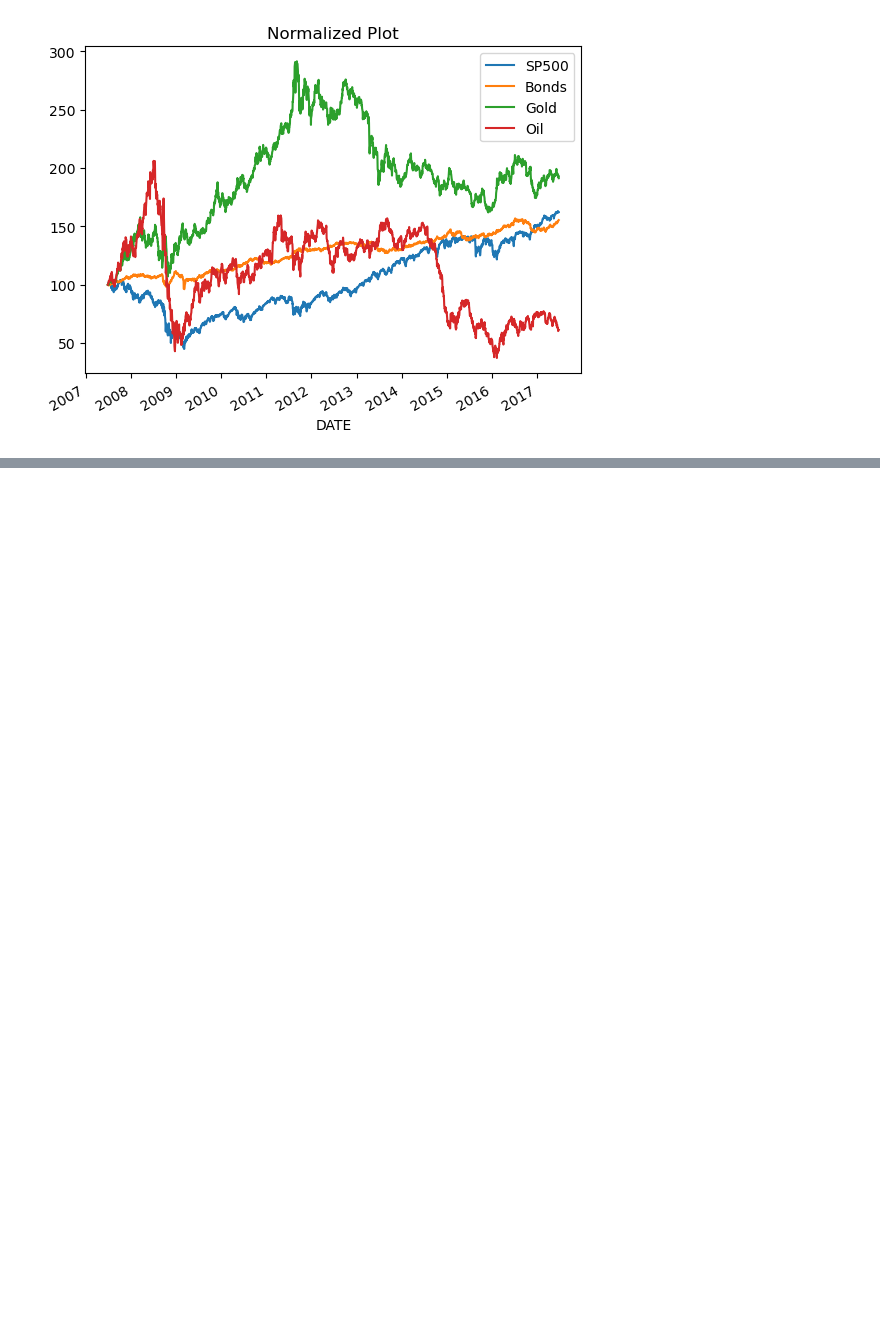
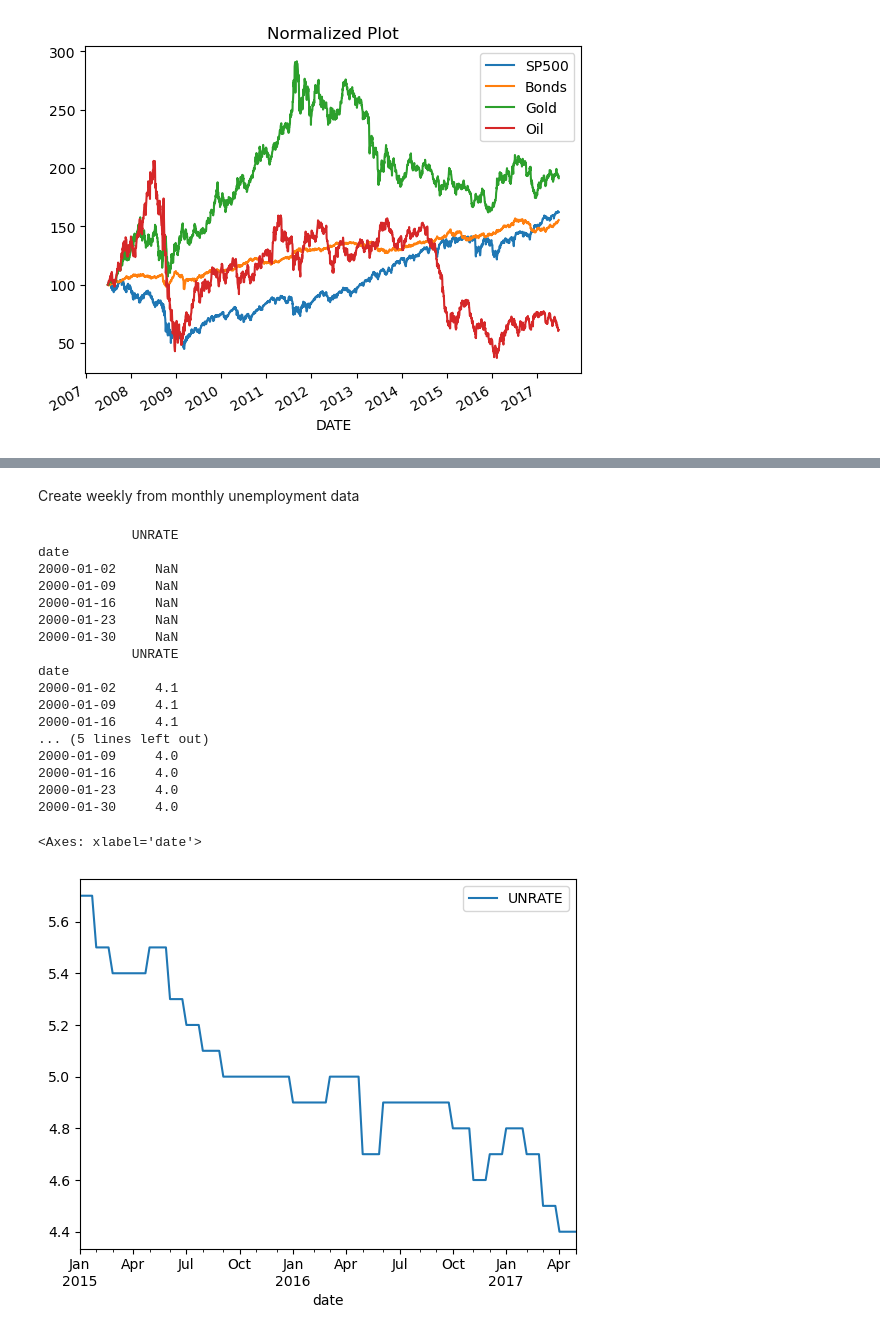
Before and after one commit to Htet-Khant-Linn/STAT_303_-Time_Series_Analysis, a Jupyter notebook: DataCamp/1. Manipulating Time Series Data in Python/ts_matrics_and_resampling.ipynb, the cells around one changed output, grey strips where cells are left out. Drawn from its saved outputs; the diff is of its cells as text; code cells hidden in the pictures; blank space fills up the shorter version.

```diff
--- a/DataCamp/1. Manipulating Time Series Data in Python/ts_matrics_and_resampling.ipynb
+++ b/DataCamp/1. Manipulating Time Series Data in Python/ts_matrics_and_resampling.ipynb
@@ -65,0 +258,38 @@ plt.show()
+# %% [markdown]
+Create weekly from monthly unemployment data
+# %%
+# Import data here
+data = pd.read_csv('data/unemployment.csv', parse_dates=['date'], index_col='date').drop(columns='Unnamed: 0')
+
+# Show first five rows of weekly series
+print(data.asfreq('W').head())
+
+# Show first five rows of weekly series with bfill option
+print(data.asfreq('W', method='bfill').head())
+
+# Create weekly series with ffill option and show first five rows
+weekly_ffill = data.asfreq('W', method='ffill')
+print(weekly_ffill.head())
+
+# Plot weekly_fill starting 2015 here
+weekly_ffill['2015':].plot()
+# %% [output]
+            UNRATE
+date
+2000-01-02     NaN
+2000-01-09     NaN
+2000-01-16     NaN
+2000-01-23     NaN
+2000-01-30     NaN
+            UNRATE
+date
+2000-01-02     4.1
+2000-01-09     4.1
+2000-01-16     4.1
+... (5 lines left out)
+2000-01-09     4.0
+2000-01-16     4.0
+2000-01-23     4.0
+2000-01-30     4.0
+<Axes: xlabel='date'>
+[figure, added]
```
Also changed, not shown: parts of 17 cells of this notebook, 4 other files.
